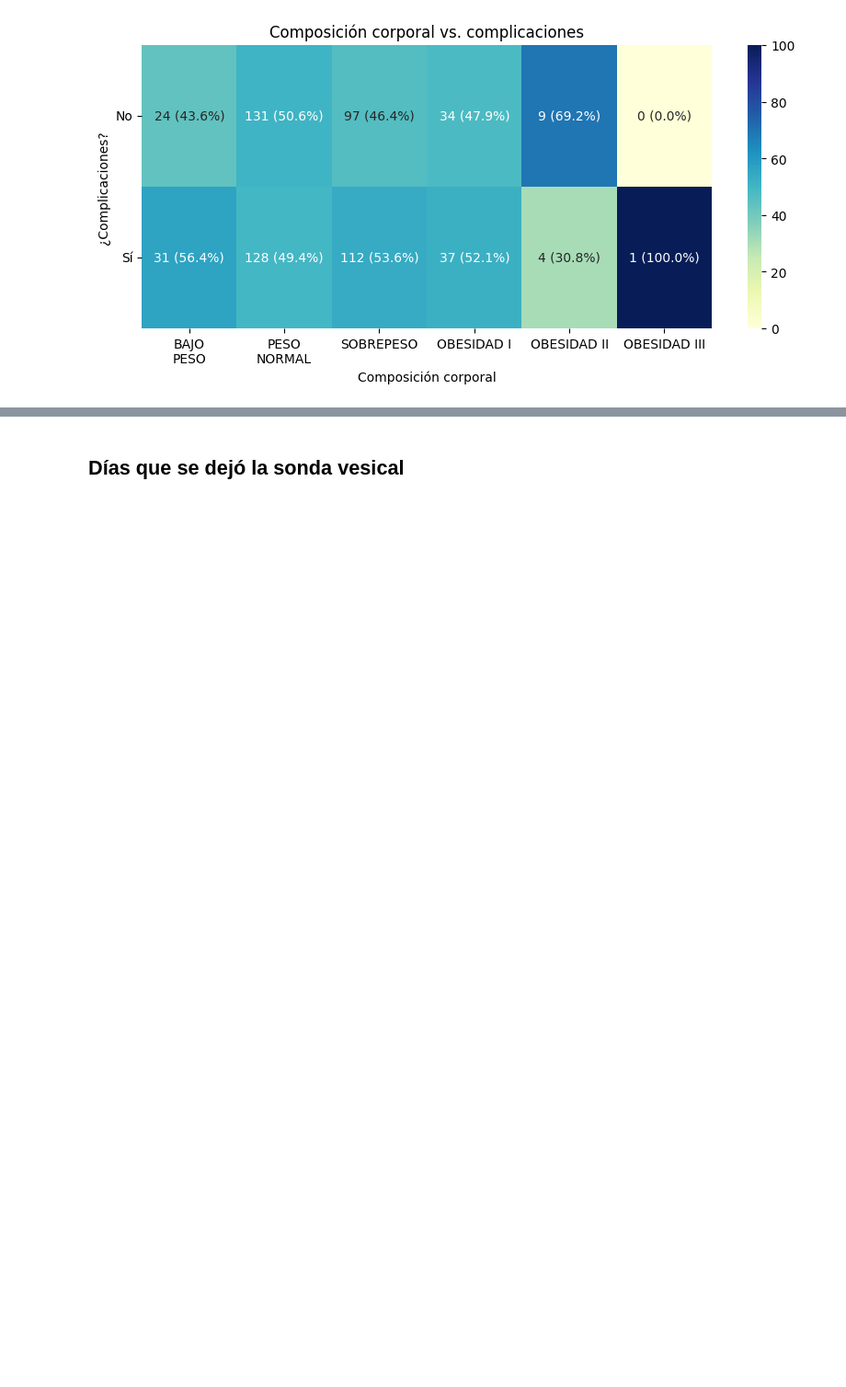
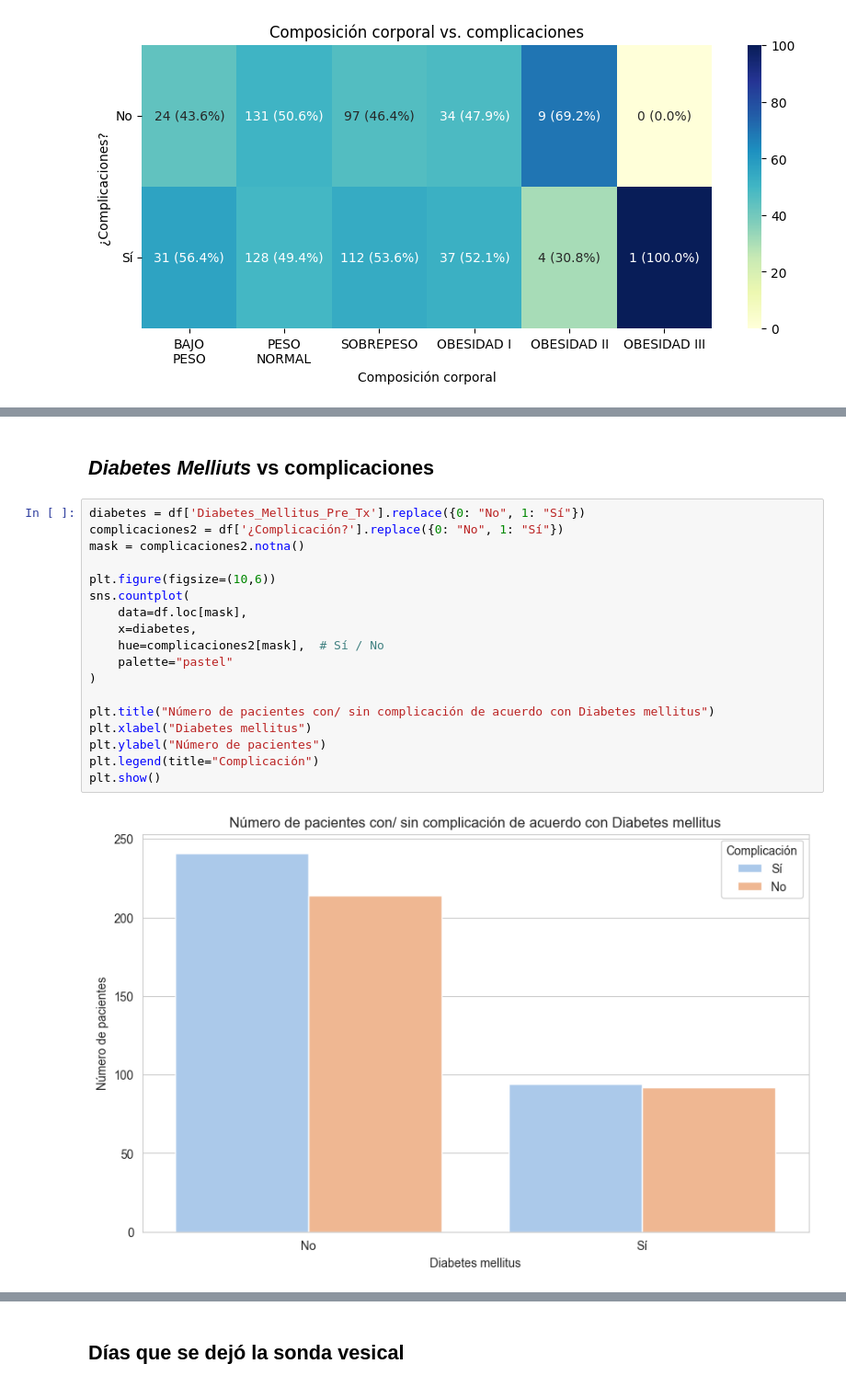
Before and after one commit to Traintain/MINE4101-202520-Proyecto-Transplantes-Hepaticos, a Jupyter notebook: Analisis_exploratorio_consolidado.ipynb, the cells around one changed output, grey strips where cells are left out. Shown at 92% size. Drawn from its saved outputs; the diff is of its cells as text; blank space fills up the shorter version.

```diff
--- a/Analisis_exploratorio_consolidado.ipynb
+++ b/Analisis_exploratorio_consolidado.ipynb
@@ -994,0 +1014,22 @@ contingencia_vs_complicacion('Composición_Corporal', 'Composición corporal', [
+# %% [markdown]
+## *Diabetes Melliuts* vs complicaciones
+# %%
+diabetes = df['Diabetes_Mellitus_Pre_Tx'].replace({0: "No", 1: "Sí"})
+complicaciones2 = df['¿Complicación?'].replace({0: "No", 1: "Sí"})
+mask = complicaciones2.notna()
+
+plt.figure(figsize=(10,6))
+sns.countplot(
+    data=df.loc[mask],
+    x=diabetes,
+    hue=complicaciones2[mask],  # Sí / No
+    palette="pastel"
+)
+
+plt.title("Número de pacientes con/ sin complicación de acuerdo con Diabetes mellitus")
+plt.xlabel("Diabetes mellitus")
+plt.ylabel("Número de pacientes")
+plt.legend(title="Complicación")
+plt.show()
+# %% [output]
+[figure, added]
```
Also changed, not shown: parts of 18 cells of this notebook.
